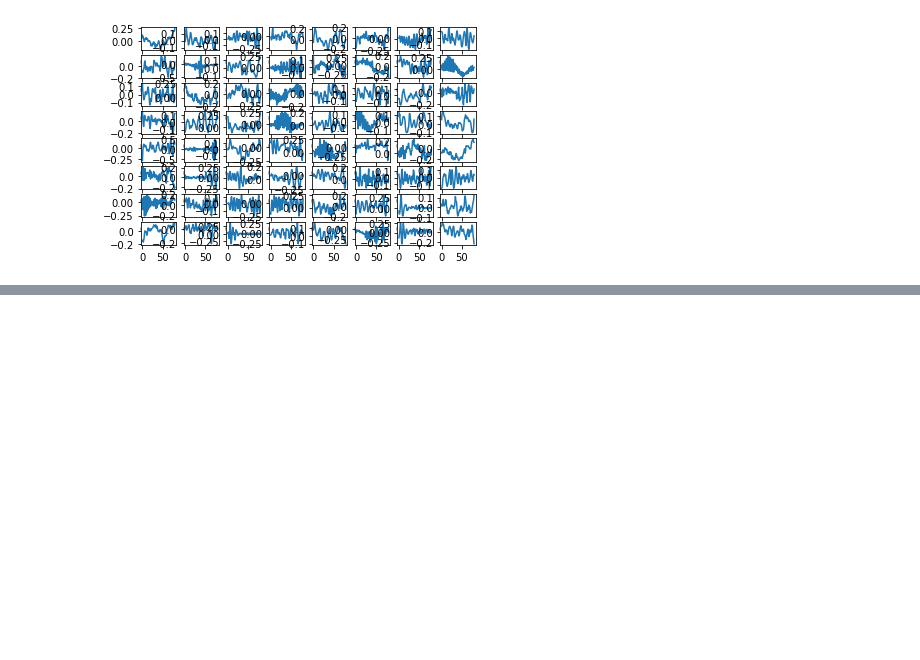
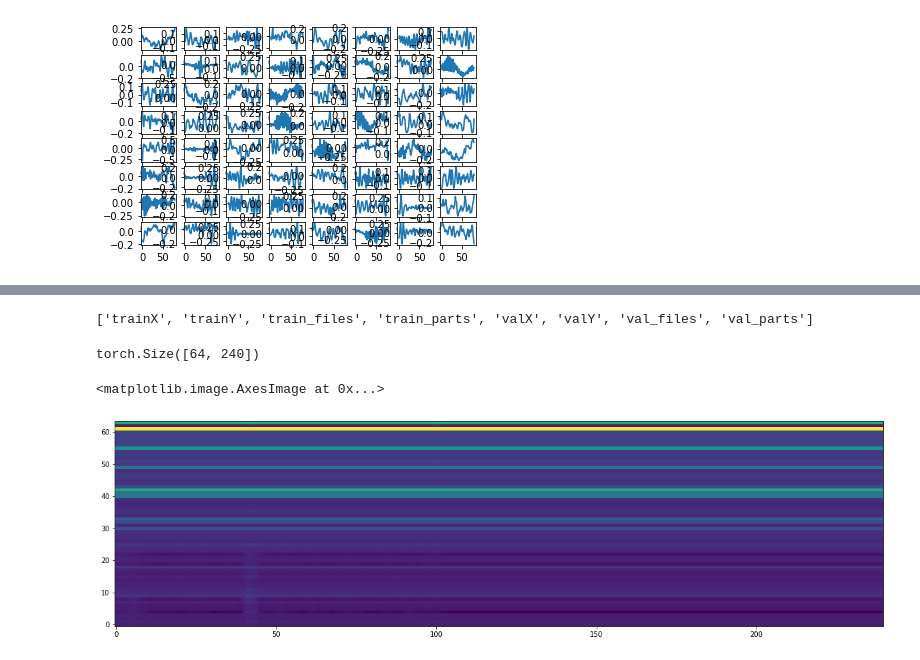
Before and after one commit to IstiaqAnsari/SpectNet, a Jupyter notebook: codes/mfcc model visualization .ipynb, the cells around one changed output, grey strips where cells are left out. Drawn from its saved outputs; the diff is of its cells as text; code cells hidden in the pictures; blank space fills up the shorter version.

```diff
--- a/codes/mfcc model visualization .ipynb
+++ b/codes/mfcc model visualization .ipynb
@@ -175,7 +178,7 @@ len(weights)
 # %% [output]
 138
 # %%
-model.load_state_dict(torch.load(path+weights[5]))
+model.load_state_dict(torch.load(path))
 # %% [output]
 <All keys matched successfully>
 # %%
@@ -225,0 +218,55 @@ a = 5
+# %%
+import h5py
+from collections import Counter
+path = '../data/fold0_noFIR.mat'
+data = h5py.File(path, 'r')
+print(list(data.keys()))
+x_train = data['trainX'][:].astype('float32')
+x_train = np.expand_dims(x_train.transpose(),1)
+x_val = data['valX'][:].astype('float32')
+x_val = np.expand_dims(x_val.transpose(),1)
+y_train = data['trainY'][:].astype('int32')
+y_train = y_train.transpose()
+y_train = y_train[:,0]
+y_train[y_train<0] = 0
+y_val = data['valY'][:].astype('int32')
+y_val = y_val.transpose()
+y_val = y_val[:,0]
+y_val[y_val<0] = 0
+val_parts = data['val_parts'][:].astype('int32').squeeze(0)
+val_files = data['val_files'][:].astype('int32').squeeze(0)
+train_files = data['train_files'][:].astype('int32').squeeze(0)
+domains = list(Counter(train_files).keys())
+domainClass = [(cls,dfc) for cls in range(2) for dfc in domains]
+meta_labels = [domainClass.index((cl,df)) for (cl,df) in zip((y_train),train_files)]
+# %% [output]
+['trainX', 'trainY', 'train_files', 'train_parts', 'valX', 'valY', 'val_files', 'val_parts']
+# %%
+#Learnabble whole mode 83%
+path = "../../Heartnet_Results/logs/gammatone_torch_layer/fold0_noFIR requires grad on batch 12x1_2020-06-27 16.20.09.114298/weights/weights.0016-acc_0.7456-macc_0.8347.pt"
+model.load_state_dict(torch.load(path))
+# %%
+start_idx = 0
+s = val_parts[0]
+x,y = x_val[start_idx:start_idx+s],y_val[start_idx:start_idx+s]
+start_idx = start_idx+s
+x,y = torch.from_numpy(x),torch.from_numpy(y)
+x = x.type(torch.FloatTensor).cuda()
+x,y = Variable(x),Variable(y)
+y = y.long().cuda()
+model.train()
+cls= model(x)
+# %%
+model.eval()
+out = model.mfcc(x)
+wow = out[0,:,:]
+wow.shape
+# %% [output]
+torch.Size([64, 240])
+# %%
+plt.figure(figsize=(20,20))
+from matplotlib import cm
+plt.imshow(to_numpy(wow), interpolation='nearest', origin='lower')
+# %% [output]
+<matplotlib.image.AxesImage at 0x...>
+[figure, added]
```
Also changed, not shown: parts of 8 cells of this notebook, 4 other files.
